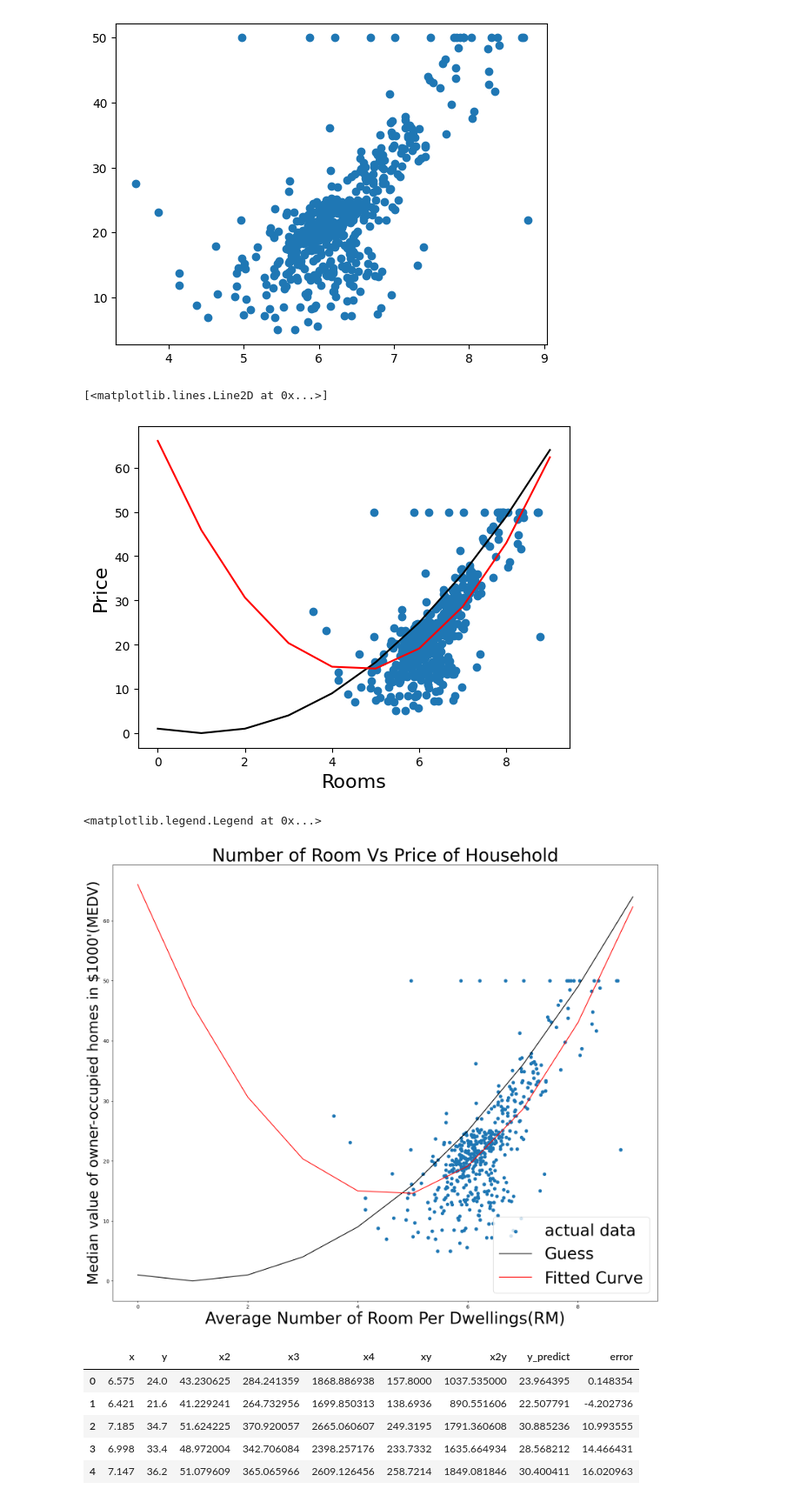
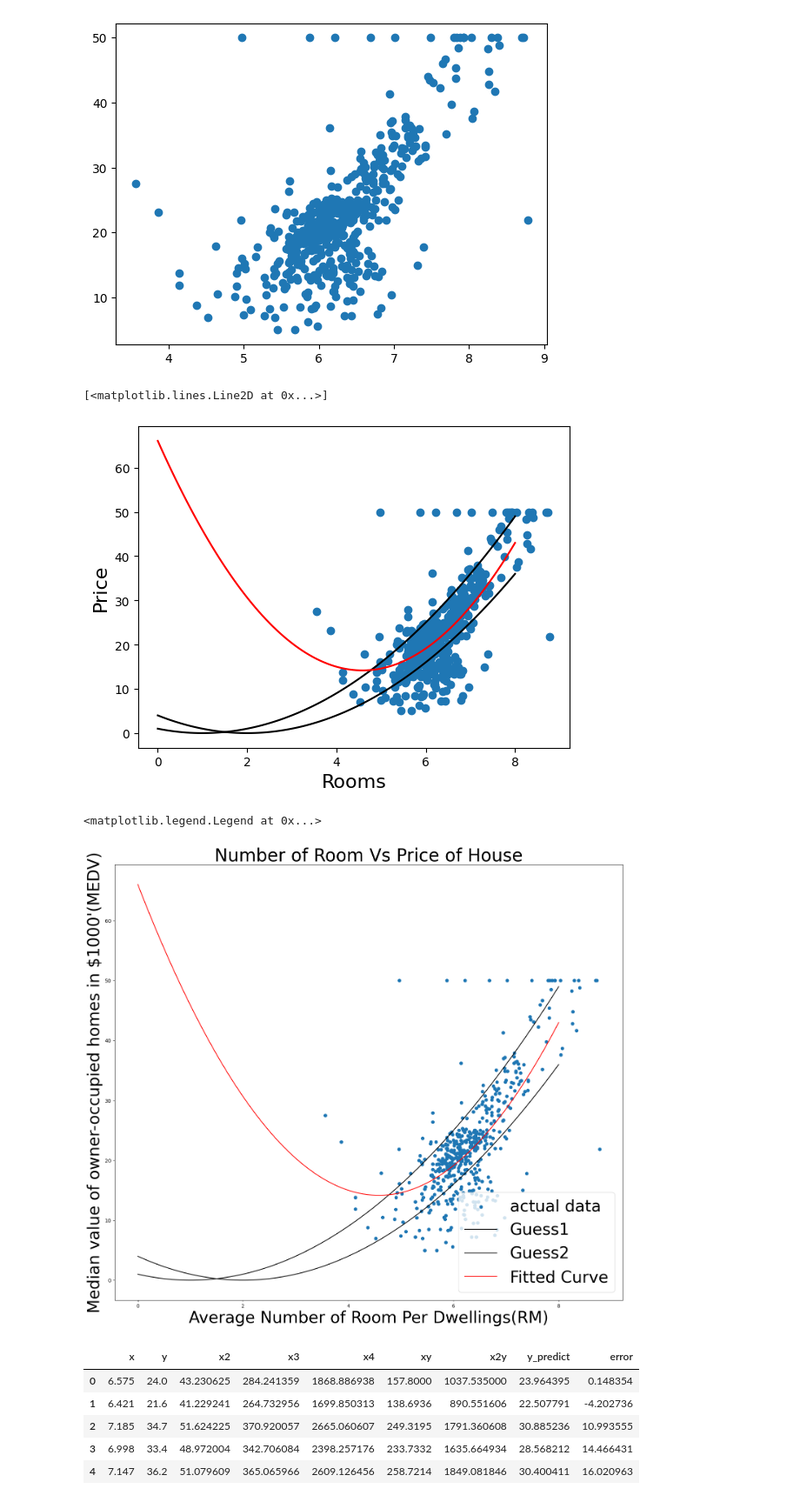
Before and after one commit to abiral-adhikari/mcsc-project, a Jupyter notebook: quatratic.ipynb, the cells around one changed output. Shown at 87% size. Cells and saved outputs as stored; diff of their text form; code cells hidden in the pictures.

Commit message:
Curve Polishing and sample curve

```diff
--- a/quatratic.ipynb
+++ b/quatratic.ipynb
@@ -71,28 +71,31 @@ def soln(x):
     y=coff[0]*(x**2)+coff[1]*x+coff[2]
     return y
 # %%
-plt.scatter(data2['x'],data2['y'])
-array=np.arange(0,10)
+
+array=np.linspace(0,8,100)
 plt.xlabel("Rooms",fontsize=16)
 plt.ylabel("Price",fontsize=16)
+plt.scatter(data2['x'],data2['y'])
 plt.plot(array,np.vectorize(lambda x:((x-1)**2)/1)(array),'black')
+plt.plot(array,np.vectorize(lambda x:((x-2)**2)/1)(array),'black')
 plt.plot(array,np.vectorize(soln)(array),'r')
 # %% [output]
 [<matplotlib.lines.Line2D at 0x...>]
-[figure, old version]
+[figure, new version]
 # %%
-fig=plt.figure(figsize=(15,12))
+fig=plt.figure(figsize=(14,12))
 ax=fig.add_axes([0,0,1,1])
 ax.set_xlabel("Average Number of Room Per Dwellings(RM)",fontsize=32)
-ax.set_ylabel("Median value of owner-occupied homes in $1000'(MEDV)",fontsize=28)
-ax.set_title("Number of Room Vs Price of Household",fontsize=35)
+ax.set_ylabel("Median value of owner-occupied homes in $1000'(MEDV)",fontsize=32)
+ax.set_title("Number of Room Vs Price of House",fontsize=35)
 ax.scatter(data2['x'],data2['y'],label="actual data")
-ax.plot(array,np.vectorize(lambda x:((x-1)**2))(array),'black',label="Guess")
+ax.plot(array,np.vectorize(lambda x:((x-1)**2))(array),'black',label="Guess1")
+ax.plot(array,np.vectorize(lambda x:((x-2)**2))(array),'black',label="Guess2")
 ax.plot(array,np.vectorize(soln)(array),'r',label="Fitted Curve")
 ax.legend(loc=4,fontsize=32)
 # %% [output]
 <matplotlib.legend.Legend at 0x...>
-[figure, old version]
+[figure, new version]
 # %%
 data2['y_predict']=data2['x'].apply(soln)
 data2['error']=((data2['y']-data2['y_predict'])/data2['y'])*100
```
Also changed, not shown: parts of 6 cells of this notebook.
